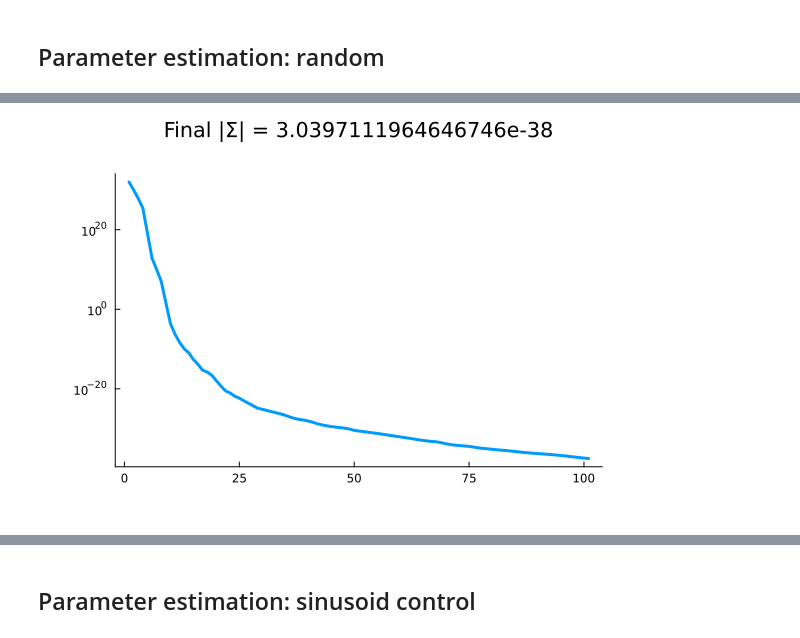
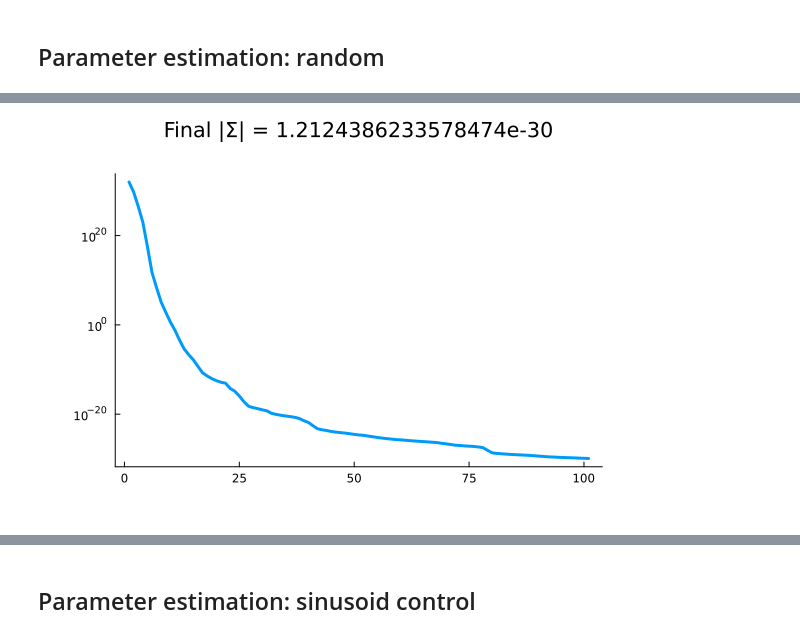
Before and after one commit to wmkouw/narx-efe, a Jupyter notebook: notebooks/NARX-EFE learningrate.ipynb, the cells around one changed output, grey strips where cells are left out. Saved outputs shown, nothing was run; the diff lists cells and outputs as text; code cells hidden in the pictures.

Commit message:
Switched to conjugate MvNormal-Gamma parameter distribution. First results look good.

```diff
--- a/notebooks/NARX-EFE learningrate.ipynb
+++ b/notebooks/NARX-EFE learningrate.ipynb
@@ -81,8 +81,11 @@ plot(sys_coefficients)
 [figure]
 # %%
 # Specify prior distributions
-pτ0 = GammaShapeRate(1e0, 1e0)
-pθ0 = MvNormalMeanCovariance(zeros(M), 1e2diagm(ones(M)))
+α0 = 2.0
+β0 = 1.0
+μ0 = zeros(M)
+Λ0 = 1e-2diagm(ones(M))
+
 goal = NormalMeanVariance(0.5, 10.0)
 # %% [output]
 NormalMeanVariance{Float64}(μ=0.5, v=10.0)
@@ -130,10 +133,12 @@ plot(p101, p102, layout=grid(2,1), size=(900,600))
 # %%
 py_rnd = []
-qθ_rnd = [pθ0]
-qτ_rnd = [pτ0]
-FE_rnd = zeros(10,N)
+μ_rnd = [μ0]
+Λ_rnd = [Λ0]
+α_rnd = [α0]
+β_rnd = [β0]
+F_rnd = []
 
-agent = NARXAgent(pθ0, pτ0,
+agent = NARXAgent(μ0, Λ0, α0, β0,
                   goal_prior=goal,
                   delay_inp=M_in,
                   delay_out=M_out,
@@ -149,9 +154,11 @@ inputs_ = [inputs; zeros(T)]
 
     # Update beliefs
     NARXAgents.update!(agent, outputs[k], inputs[k])
-    push!(qθ_rnd, agent.qθ)
-    push!(qτ_rnd, agent.qτ)
 
-    # Evaluate
-    FE_rnd[:,k] = agent.free_energy
+    push!(μ_rnd, agent.μ )
+    push!(Λ_rnd, agent.Λ )
+    push!(α_rnd, agent.α )
+    push!(β_rnd, agent.β )
+
+    push!(F_rnd, agent.free_energy)
 end
@@ -162,6 +189,6 @@ plot(reshape(FE_rnd[:,1:(N-T)], (10*(N-T),)), xlabel="updates (time x num_iters)
 # %%
-dSθ_rnd = det.(cov.(qθ_rnd))
+dSθ_rnd = det.(inv.(Λ_rnd))
 final_dSθ_rnd = dSθ_rnd[end]
 plot(dSθ_rnd, title="Final |Σ| = $final_dSθ_rnd", yscale=:log10)
 # %% [output]
-[figure, old version]
+[figure, new version]
```
Also changed, not shown: parts of 23 cells of this notebook, 1 other file.
